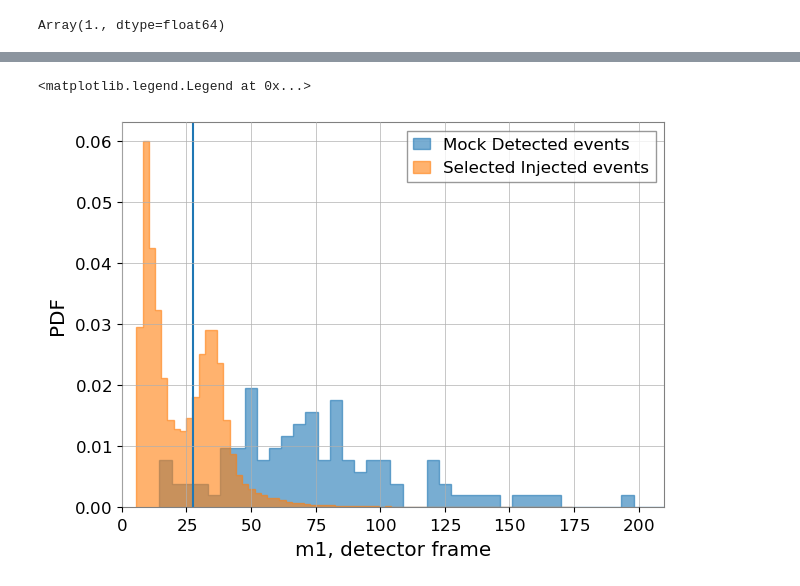
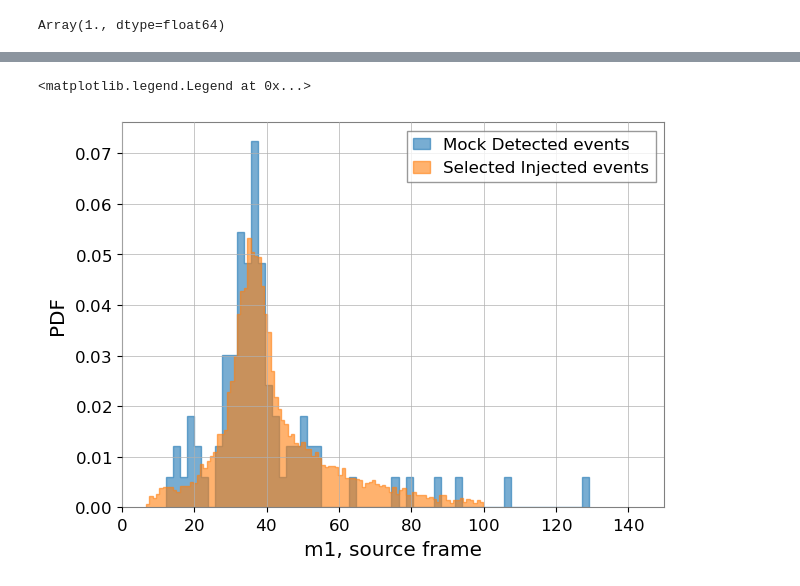
Before and after one commit to abby-moran/GW_pop_cosmo_inference, a Jupyter notebook: src/gen_mock_files.ipynb, the cells around one changed output, grey strips where cells are left out. Drawn from its saved outputs; the diff is of its cells as text; code cells hidden in the pictures.

```diff
--- a/src/gen_mock_files.ipynb
+++ b/src/gen_mock_files.ipynb
@@ -984,28 +925,37 @@ Trying with the real distirbution (broken right now)
 # %%
-log_sel_wts = log_dN(m1s_sel, qs_sel, zs_sel) - jnp.log(pdraw_sel) + jnp.log(cosmo.dVCdz(zs_sel))  - 2*jnp.log1p(zs_sel) - jnp.log(cosmo.ddL_dz(zs_sel))
+log_sel_wts = log_dN(m1s_out, qs_out, zs_out) - jnp.log(pdraw_sel) + jnp.log(cosmo.dVCdz(zs_out))  - 2*jnp.log1p(zs_out) - jnp.log(cosmo.ddL_dz(zs_out))
+#remember to use source frame masses here
+#log_sel_wts = (jnp.log(weighting.pop_wt(m1s_sel, qs_sel, zs_sel, default=False, **population_parameters))  - jnp.log(pdraw_sel)+ jnp.log(cosmo.dVCdz(zs_sel)))
+
 log_sel_wts = jnp.nan_to_num(log_sel_wts, neginf=-jnp.inf)
 
 logZ = jss.logsumexp(log_sel_wts)
 log_norm = log_sel_wts - logZ
 p_lam = jnp.exp(log_norm)
 
-idx = np.random.choice(len(m1s_sel), size=int(1e5), p=p_lam)
-m1s_test = m1s_sel[idx]
-qs_test  = qs_sel[idx]
-zs_test  = zs_sel[idx]
-
-m1s_plot=m1s_test.astype(float)#.values
-zs_plot=zs_test.astype(float)#.values
+idx = np.random.choice(len(m1s_out), size=int(1e4), p=p_lam)
+m1s_test = m1s_out[idx]
+qs_test  = qs_out[idx]
+zs_test  = zs_out[idx]
-# %%
-plt.figure(figsize=(7, 5))
-
-plt.hist(m1s_obs.astype(float), bins=70, histtype='step', density=True, fill=True, alpha=.6, label='Mock Detected events')
-plt.hist(m1s_test_out, bins=70, histtype='step', density=True, fill=True, alpha=.6, label='Selected Injected events')
-plt.axvline(jnp.median(m1s_plot))
-plt.xlabel("m1, detector frame")
-plt.ylabel("PDF")
-plt.xlim(0,210)
-plt.legend()
-# %% [output]
-<matplotlib.legend.Legend at 0x...>
-[figure, removed]
+# %%
+df_det = pd.read_hdf('mock_injections_1det2.h5', key='true_parameters')
+SNR_inejctions=jnp.array(df_det['SNR'])
+
+inds=np.where(SNR_inejctions>4)
+q_obs=np.array(df_det['q'])[inds]
+m1s_obs =np.array(df_det['m1'])[inds] #source frame
+z_obs=np.array(df_det['z'])[inds]
+# %%
+plt.figure(figsize=(7, 5))
+
+plt.hist(m1s_obs.astype(float), bins=60, histtype='step', density=True, fill=True, alpha=.6, label='Mock Detected events')
+plt.hist(m1s_test, bins=100, histtype='step', density=True, fill=True, alpha=.6, label='Selected Injected events')
+#median_out=jnp.median(m1s_plot/(1+zs_plot))
+#plt.axvline(median_out)
+plt.xlabel("m1, source frame")
+plt.ylabel("PDF")
+plt.xlim(0,150)
+plt.legend()
+# %% [output]
+<matplotlib.legend.Legend at 0x...>
+[figure, added]
```
Also changed, not shown: parts of 28 cells of this notebook, 1 other file.
